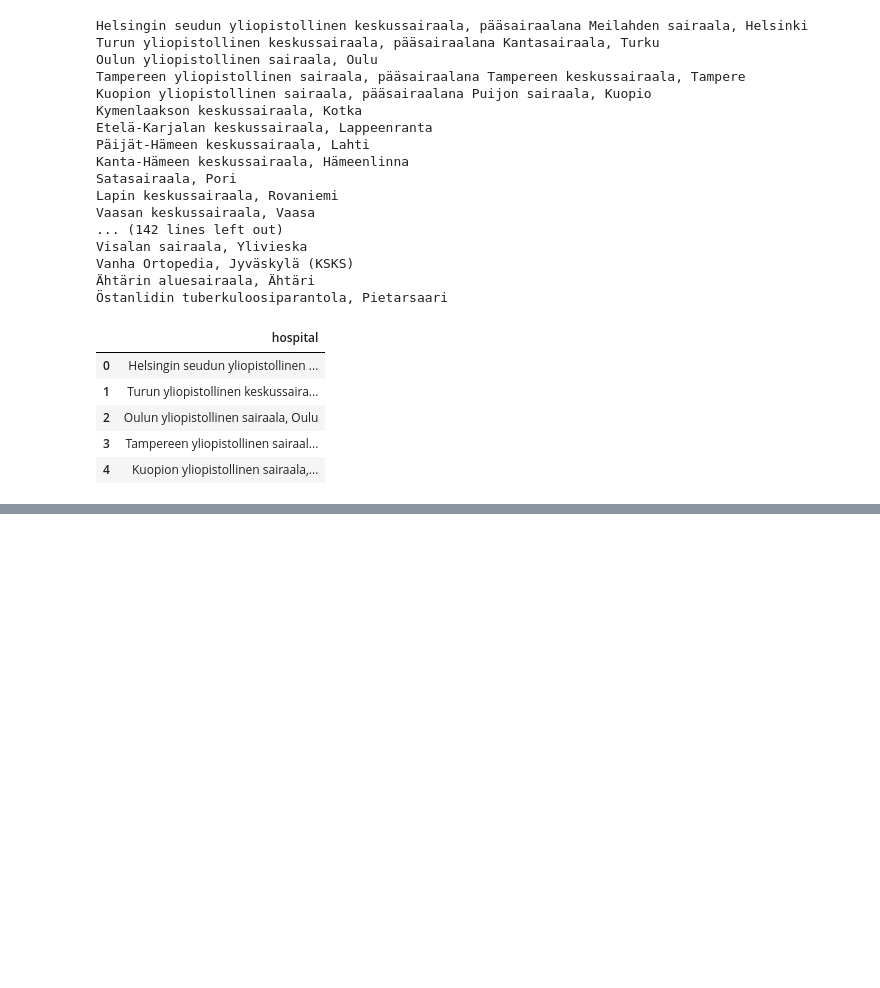
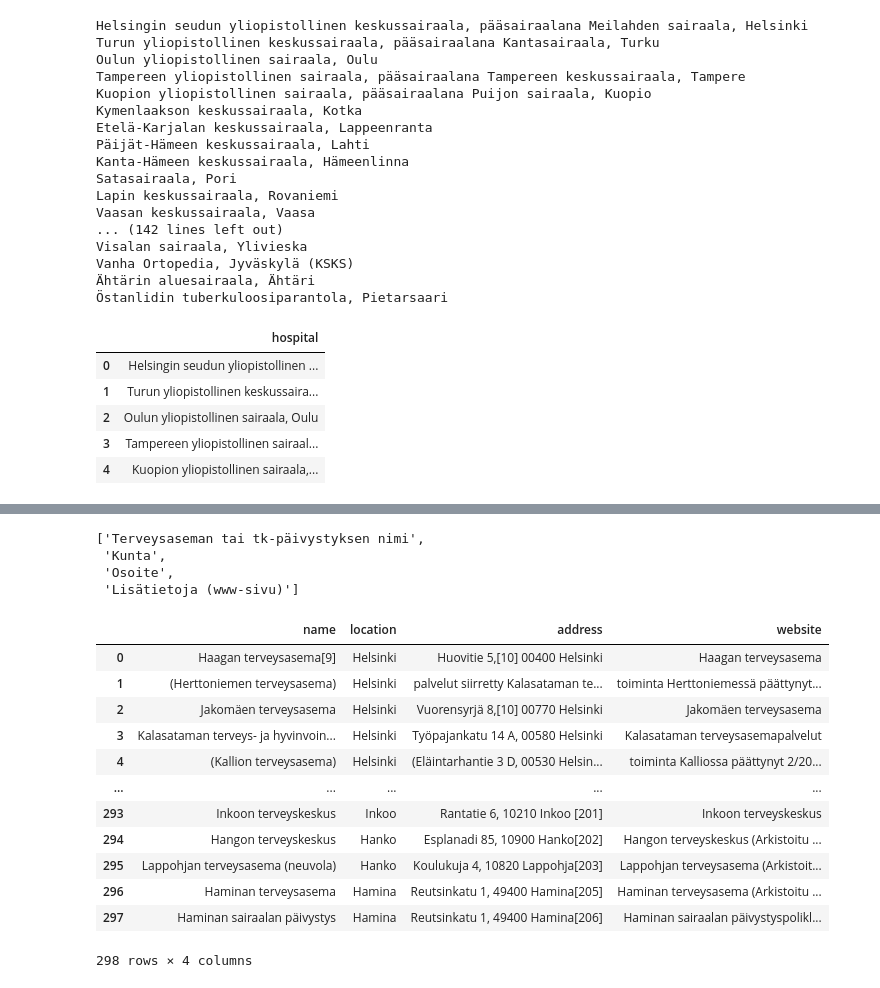
Before and after one commit to HelenaCGarry/kesamokki_project, a Jupyter notebook: hospital_data_scraping.ipynb, the cells around one changed output, grey strips where cells are left out. Drawn from its saved outputs; the diff is of its cells as text; code cells hidden in the pictures; blank space fills up the shorter version.

Commit message:
extraction of health centers data

```diff
--- a/hospital_data_scraping.ipynb
+++ b/hospital_data_scraping.ipynb
@@ -138,0 +149,8 @@ df.to_csv("hospitals.csv")
+# %%
+headers = [header.text.strip() for header in table.find_all('th')]
+headers
+# %% [output]
+['Terveysaseman tai tk-päivystyksen nimi',
+ 'Kunta',
+ 'Osoite',
+ 'Lisätietoja (www-sivu)']
@@ -138,0 +181,17 @@ df.to_csv("hospitals.csv")
+# %%
+df = pd.read_csv("health_centers.csv", index_col=0)
+df
+# %% [output]
+|  | name | location | address | website |
+| 0 | Haagan terveysasema[9] | Helsinki | Huovitie 5,[10] 00400 Helsinki | Haagan terveysasema |
+| 1 | (Herttoniemen terveysasema) | Helsinki | palvelut siirretty Kalasataman te... | toiminta Herttoniemessä päättynyt... |
+| 2 | Jakomäen terveysasema | Helsinki | Vuorensyrjä 8,[10] 00770 Helsinki | Jakomäen terveysasema |
+| 3 | Kalasataman terveys- ja hyvinvoin... | Helsinki | Työpajankatu 14 A, 00580 Helsinki | Kalasataman terveysasemapalvelut |
+| 4 | (Kallion terveysasema) | Helsinki | (Eläintarhantie 3 D, 00530 Helsin... | toiminta Kalliossa päättynyt 2/20... |
+| ... | ... | ... | ... | ... |
+| 293 | Inkoon terveyskeskus | Inkoo | Rantatie 6, 10210 Inkoo [201] | Inkoon terveyskeskus |
+| 294 | Hangon terveyskeskus | Hanko | Esplanadi 85, 10900 Hanko[202] | Hangon terveyskeskus (Arkistoitu ... |
+| 295 | Lappohjan terveysasema (neuvola) | Hanko | Koulukuja 4, 10820 Lappohja[203] | Lappohjan terveysasema (Arkistoit... |
+| 296 | Haminan terveysasema | Hamina | Reutsinkatu 1, 49400 Hamina[205] | Haminan terveysasema (Arkistoitu ... |
+| 297 | Haminan sairaalan päivystys | Hamina | Reutsinkatu 1, 49400 Hamina[206] | Haminan sairaalan päivystyspolikl... |
+298 rows × 4 columns
```
Also changed, not shown: parts of 9 cells of this notebook, 1 other file.
